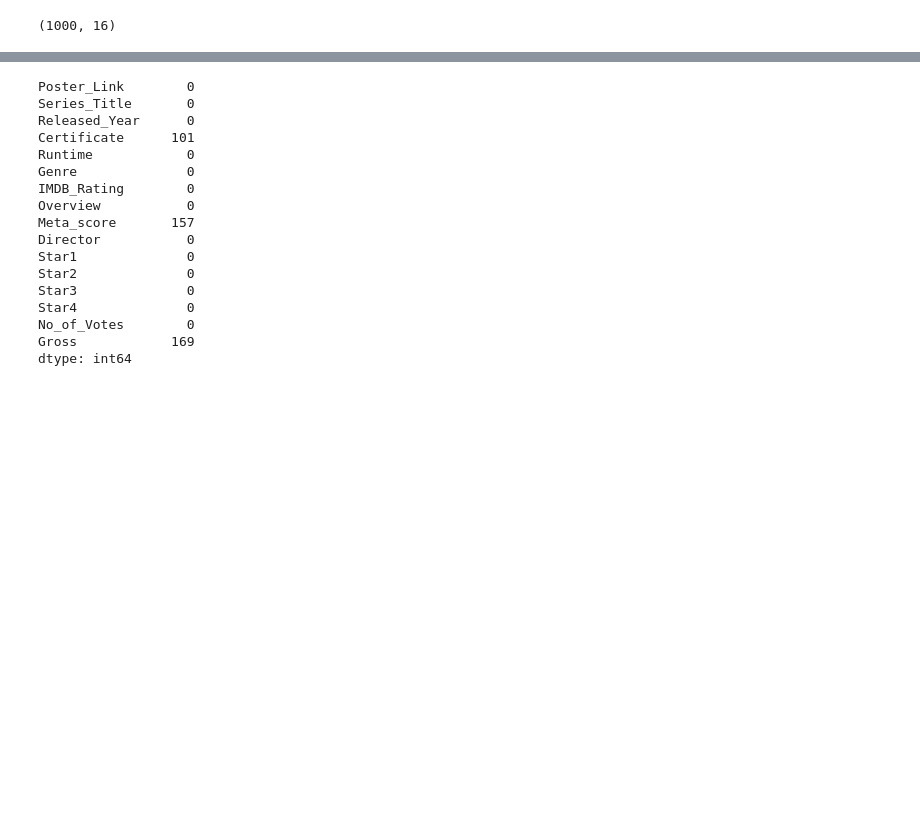
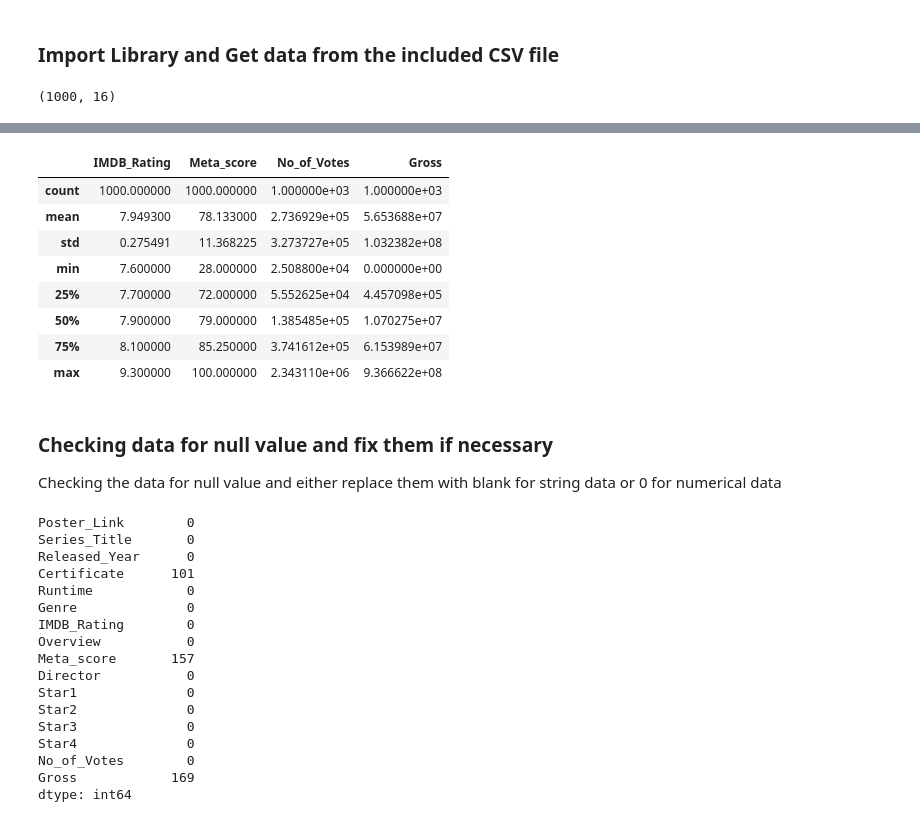
Before and after one commit to vqgquan/IMDB_movie_data_analysis_project, a Jupyter notebook: imdb_analysis.ipynb, the cells around one changed output, grey strips where cells are left out. Cells and saved outputs as stored; diff of their text form; code cells hidden in the pictures; blank space fills up the shorter version.

```diff
--- a/imdb_analysis.ipynb
+++ b/imdb_analysis.ipynb
@@ -1,3 +4,5 @@
+# %% [markdown]
+### Import Library and Get data from the included CSV file
 # %%
 import matplotlib.pyplot as plt
 import pandas as pd
@@ -18,6 +23,21 @@ imdb_dataset.tail()
 | 997 | https://m.media-amazon.com/images... | From Here to Eternity | 1953 | Passed | 118 min | Drama, Romance, War | 7.6 | In Hawaii in 1941, a private is c... | ... |
 | 998 | https://m.media-amazon.com/images... | Lifeboat | 1944 | NaN | 97 min | Drama, War | 7.6 | Several survivors of a torpedoed ... | ... |
 | 999 | https://m.media-amazon.com/images... | The 39 Steps | 1935 | NaN | 86 min | Crime, Mystery, Thriller | 7.6 | A man in London tries to help a c... | ... |
+# %%
+imdb_dataset.describe()
+# %% [output]
+|  | IMDB_Rating | Meta_score | No_of_Votes | Gross |
+| count | 1000.000000 | 1000.000000 | 1.000000e+03 | 1.000000e+03 |
+| mean | 7.949300 | 78.133000 | 2.736929e+05 | 5.653688e+07 |
+| std | 0.275491 | 11.368225 | 3.273727e+05 | 1.032382e+08 |
+| min | 7.600000 | 28.000000 | 2.508800e+04 | 0.000000e+00 |
+| 25% | 7.700000 | 72.000000 | 5.552625e+04 | 4.457098e+05 |
+| 50% | 7.900000 | 79.000000 | 1.385485e+05 | 1.070275e+07 |
+| 75% | 8.100000 | 85.250000 | 3.741612e+05 | 6.153989e+07 |
+| max | 9.300000 | 100.000000 | 2.343110e+06 | 9.366622e+08 |
+# %% [markdown]
+### Checking data for null value and fix them if necessary
+Checking the data for null value and either replace them with blank for string data or 0 for numerical data
 # %%
 print(imdb_dataset.isnull().sum())
 # %% [output]
```
Also changed, not shown: parts of 3 cells of this notebook.
